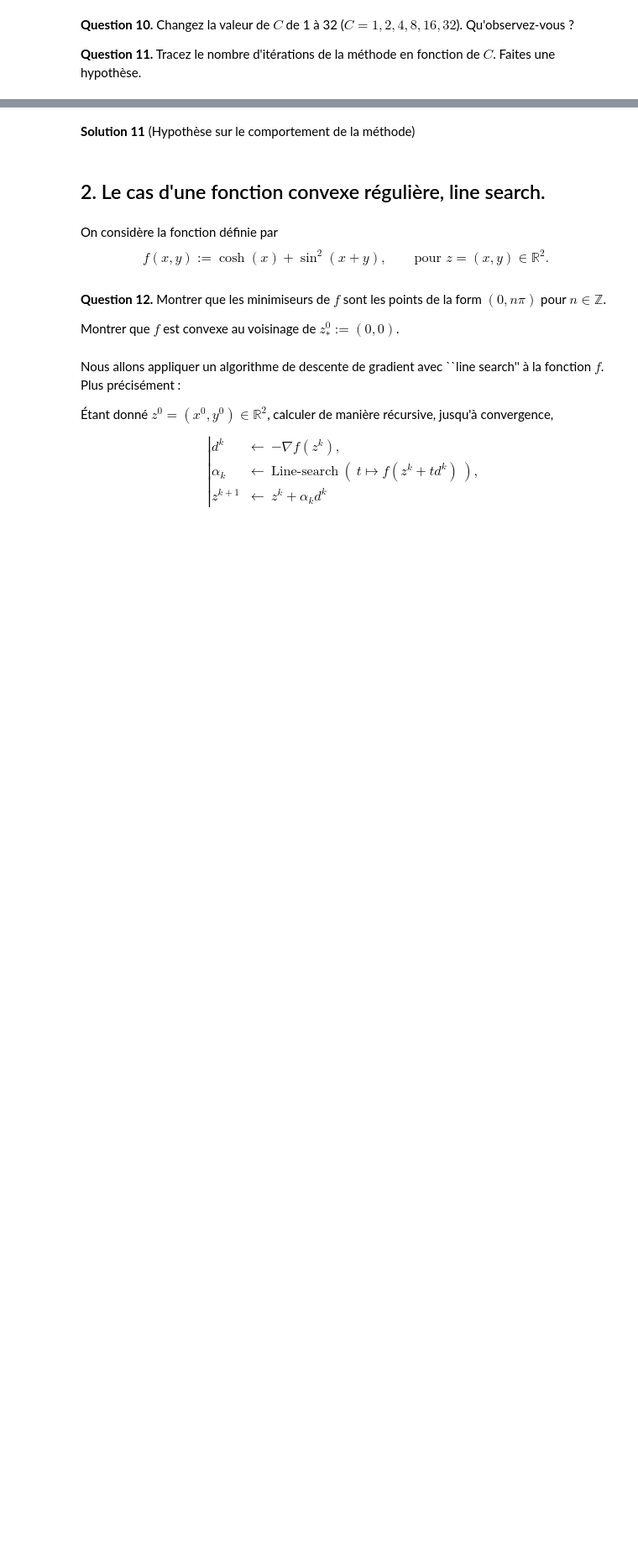
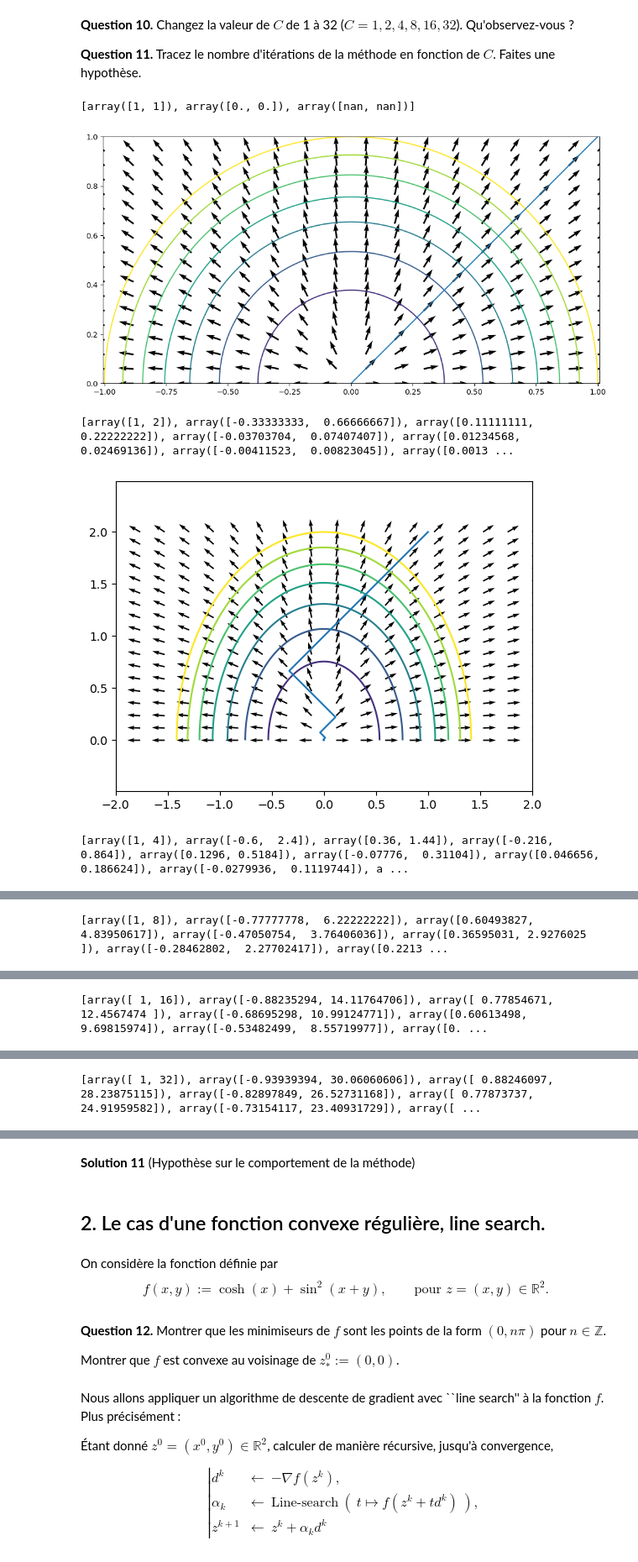
Before and after one commit to benech17/optimisation-SDIA, a Jupyter notebook: TP1_Méthodes_de_Gradient.ipynb, the cells around one changed output, grey strips where cells are left out. Shown at 84% size. Saved outputs shown, nothing was run; the diff lists cells and outputs as text; code cells hidden in the pictures; blank space fills up the shorter version.

```diff
--- a/TP1_Méthodes_de_Gradient.ipynb
+++ b/TP1_Méthodes_de_Gradient.ipynb
@@ -95,0 +118,28 @@ plt.show()
+# %%
+tab_C=[1,2,4,8,16,32]
+plt.figure(figsize=(12,6))
+
+
+nb_iter_list=[]
+for i in range(len(tab_C)):
+    C=tab_C[i]
+    x0=np.array([1,tab_C[i]])
+
+    A=np.array([[C,0],[0,1]])
+    g = lambda x, y: .5*(C*x**2 + y**2)
+    G = lambda x, y: np.array([C*x, y])
+    level_lines(g, -C, C, 0, C, np.linspace(0, .5*C**2, 8))
+    draw_vector_field(G,  -C, C, 0, C, 18)
+    plt.axis('equal')
+    x_list=desc_grad_opti(x0,0.0001,1000,G,A)
+    nb_iter_list.append(len(x_list))
+    plt.plot([x[0] for x in x_list], [x[1] for x in x_list])
+    print(x_list)
+
+    plt.show();
+# %% [output]
+[array([1, 1]), array([0., 0.]), array([nan, nan])]
+[figure, added]
+[array([1, 2]), array([-0.33333333,  0.66666667]), array([0.11111111, 0.22222222]), array([-0.03703704,  0.07407407]), array([0.01234568, 0.02469136]), array([-0.00411523,  0.00823045]), array([0.0013 ...
+[figure, added]
+[array([1, 4]), array([-0.6,  2.4]), array([0.36, 1.44]), array([-0.216,  0.864]), array([0.1296, 0.5184]), array([-0.07776,  0.31104]), array([0.046656, 0.186624]), array([-0.0279936,  0.1119744]), a ...
@@ -95,0 +147 @@ plt.show()
+[array([1, 8]), array([-0.77777778,  6.22222222]), array([0.60493827, 4.83950617]), array([-0.47050754,  3.76406036]), array([0.36595031, 2.9276025 ]), array([-0.28462802,  2.27702417]), array([0.2213 ...
@@ -95,0 +149 @@ plt.show()
+[array([ 1, 16]), array([-0.88235294, 14.11764706]), array([ 0.77854671, 12.4567474 ]), array([-0.68695298, 10.99124771]), array([0.60613498, 9.69815974]), array([-0.53482499,  8.55719977]), array([0. ...
@@ -95,0 +151 @@ plt.show()
+[array([ 1, 32]), array([-0.93939394, 30.06060606]), array([ 0.88246097, 28.23875115]), array([-0.82897849, 26.52731168]), array([ 0.77873737, 24.91959582]), array([-0.73154117, 23.40931729]), array([ ...
```
Also changed, not shown: parts of 17 cells of this notebook, 3 other files.
